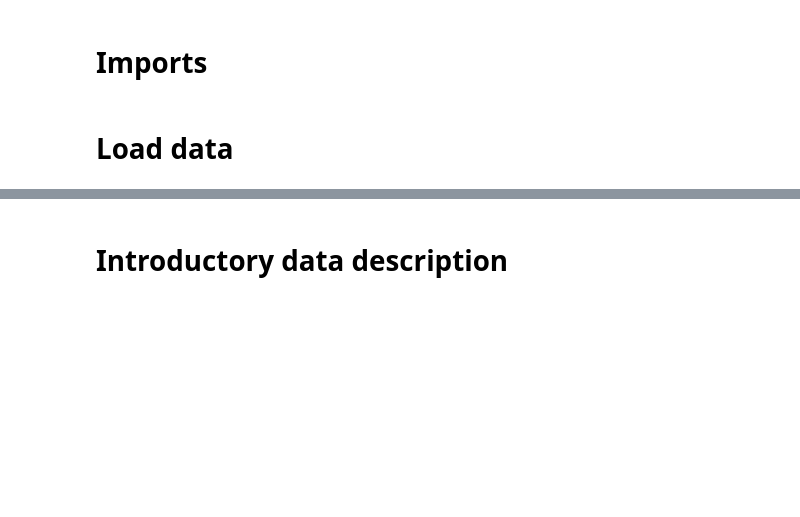
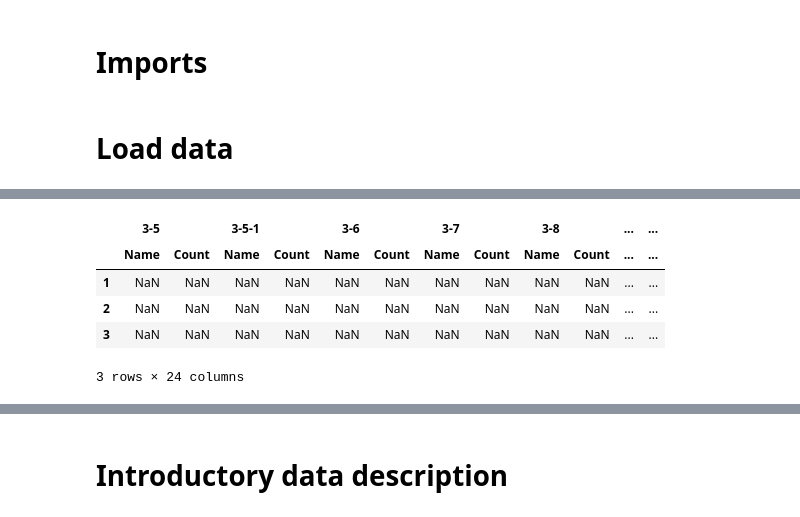
Before and after one commit to EBrandDV/P4, a Jupyter notebook: notebook.ipynb, the cells around one changed output, grey strips where cells are left out. Drawn from its saved outputs; the diff is of its cells as text; code cells hidden in the pictures; blank space fills up the shorter version.

```diff
--- a/notebook.ipynb
+++ b/notebook.ipynb
@@ -46,0 +52,12 @@ def plot_parameters_over_versions(df, parameters, markers, title, output_file_na
+# %%
+top_test_ = top_s_db
+index_ = pd.MultiIndex.from_product([top_test_['File'].unique(), ['Name', 'Count']])
+test_df = pd.DataFrame(columns= index_, index= [1,2,3])
+test_df
+# %% [output]
+|  | 3-5 |  | 3-5-1 |  | 3-6 |  | 3-7 |  | 3-8 |  | ... | ... |
+|  | Name | Count | Name | Count | Name | Count | Name | Count | Name | Count | ... | ... |
+| 1 | NaN | NaN | NaN | NaN | NaN | NaN | NaN | NaN | NaN | NaN | ... | ... |
+| 2 | NaN | NaN | NaN | NaN | NaN | NaN | NaN | NaN | NaN | NaN | ... | ... |
+| 3 | NaN | NaN | NaN | NaN | NaN | NaN | NaN | NaN | NaN | NaN | ... | ... |
+3 rows × 24 columns
```
Also changed, not shown: parts of 10 cells of this notebook, 1 other file.
